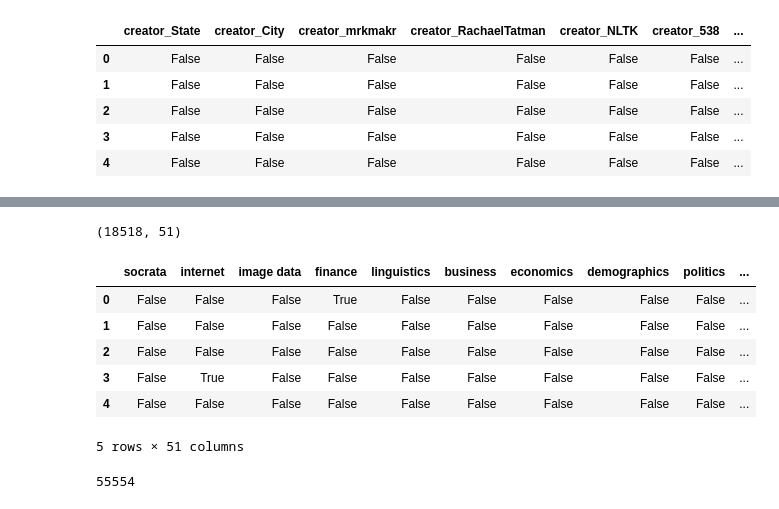
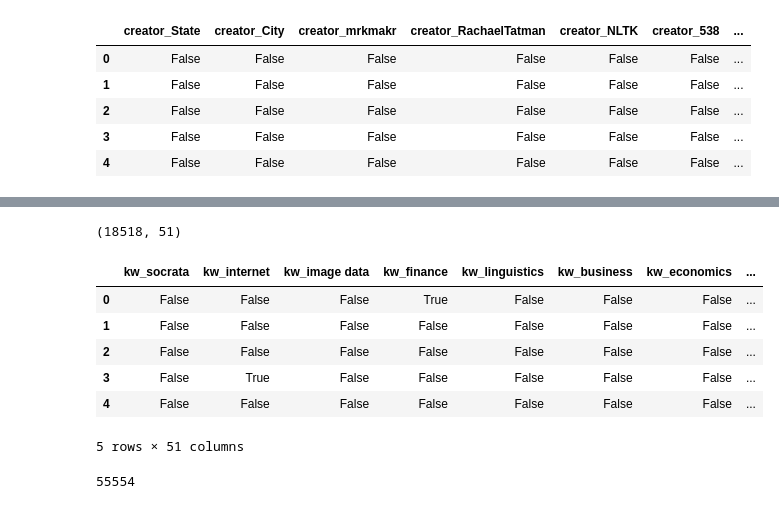
Before and after one commit to taycurran/Build2Rep, a Jupyter notebook: KDatasets.ipynb, the cells around one changed output, grey strips where cells are left out. Cells and saved outputs as stored; diff of their text form; code cells hidden in the pictures.

```diff
--- a/KDatasets.ipynb
+++ b/KDatasets.ipynb
@@ -270,23 +278,23 @@ Index(['socrata', 'internet', 'image data', 'finance', 'linguistics',
 # %%
 kwDum = pd.DataFrame()
 
 for kw in common_kw:
-    kwDum[kw] = df['keywords'].str.contains(kw)
+    kwDum[f'kw_{kw}'] = df['keywords'].str.contains(kw)
 
 kwDum['no_keywords'] = df['keywords'].isna()
 
 kwDum = kwDum.fillna('False')
 
 print(kwDum.shape)
 kwDum.head()
 # %% [output]
 (18518, 51)
-|  | socrata | internet | image data | finance | linguistics | business | economics | demographics | politics | ... |
-| 0 | False | False | False | True | False | False | False | False | False | ... |
-| 1 | False | False | False | False | False | False | False | False | False | ... |
-| 2 | False | False | False | False | False | False | False | False | False | ... |
-| 3 | False | True | False | False | False | False | False | False | False | ... |
-| 4 | False | False | False | False | False | False | False | False | False | ... |
+|  | kw_socrata | kw_internet | kw_image data | kw_finance | kw_linguistics | kw_business | kw_economics | ... |
+| 0 | False | False | False | True | False | False | False | ... |
+| 1 | False | False | False | False | False | False | False | ... |
+| 2 | False | False | False | False | False | False | False | ... |
+| 3 | False | True | False | False | False | False | False | ... |
+| 4 | False | False | False | False | False | False | False | ... |
 5 rows × 51 columns
 # %%
 # license_name
```
Also changed, not shown: parts of 51 cells of this notebook, 2 other files.
